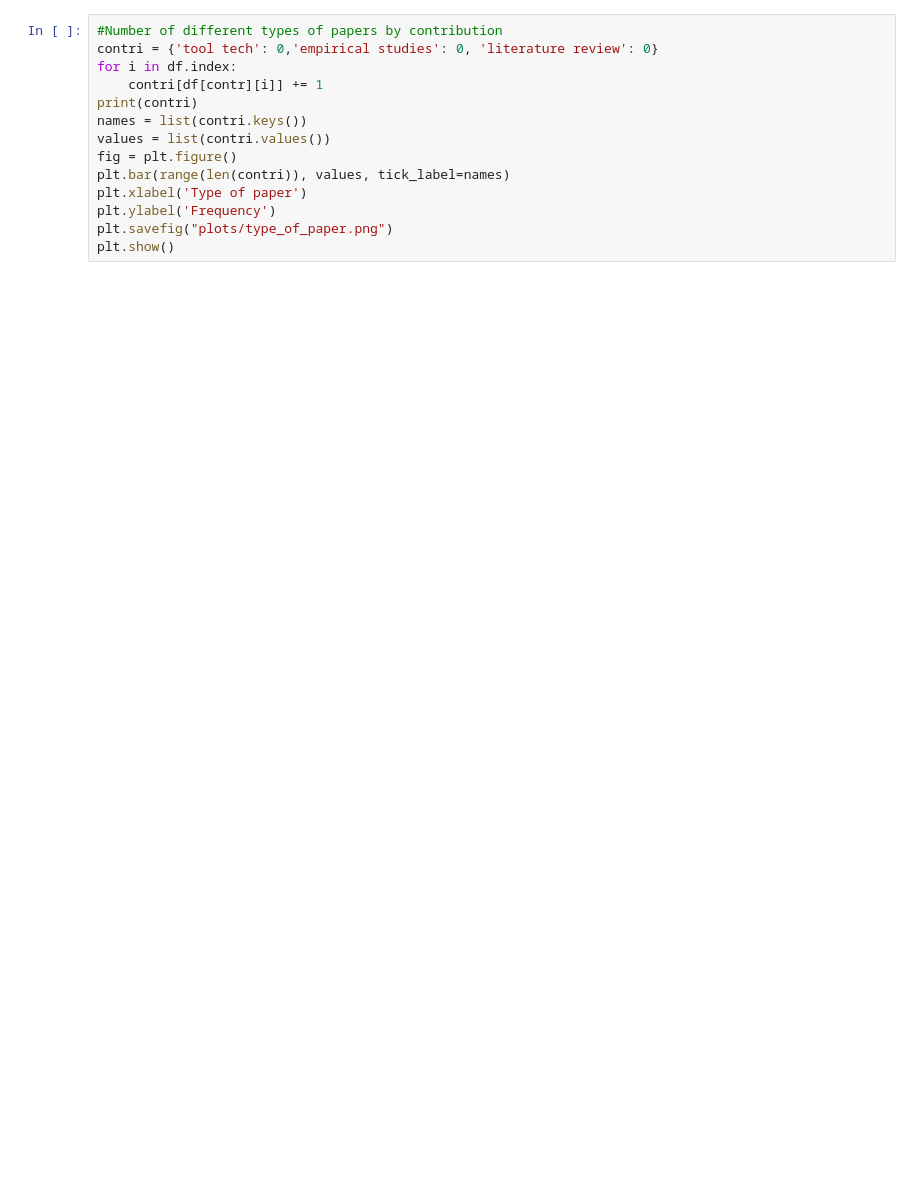
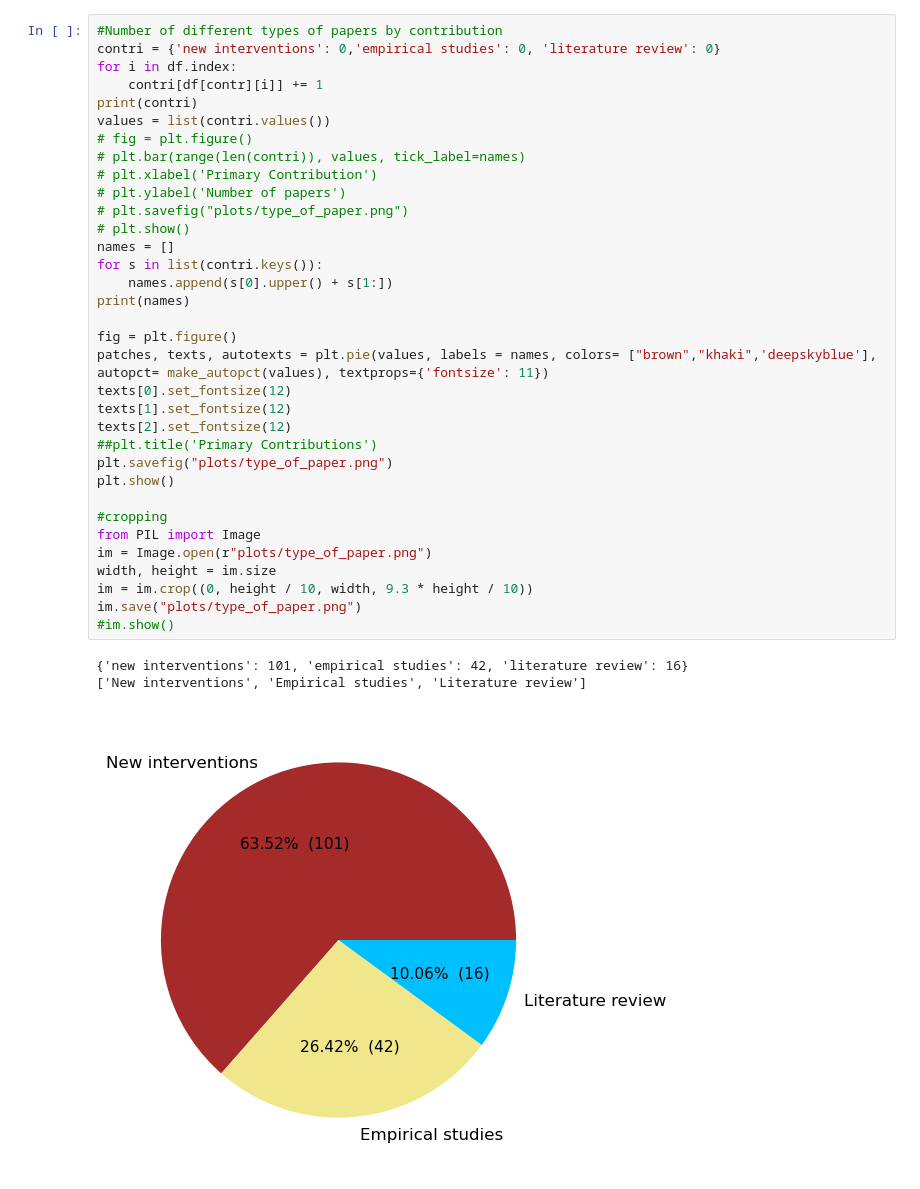
Before and after one commit to Aeyush10/HCI_WEIRD_Paper, a Jupyter notebook: papers_dataset.ipynb, the cells around one changed output. Saved outputs shown, nothing was run; the diff lists cells and outputs as text; blank space fills up the shorter version.

```diff
--- a/papers_dataset.ipynb
+++ b/papers_dataset.ipynb
@@ -76,17 +134,41 @@ See the caveats in the documentation: https://pandas.pydata.org/pandas-docs/stab
 # %%
 #Number of different types of papers by contribution
-contri = {'tool tech': 0,'empirical studies': 0, 'literature review': 0}
+contri = {'new interventions': 0,'empirical studies': 0, 'literature review': 0}
 for i in df.index:
     contri[df[contr][i]] += 1
 print(contri)
-names = list(contri.keys())
 values = list(contri.values())
+# fig = plt.figure()
+# plt.bar(range(len(contri)), values, tick_label=names)
+# plt.xlabel('Primary Contribution')
+# plt.ylabel('Number of papers')
+# plt.savefig("plots/type_of_paper.png")
+# plt.show()
+names = []
+for s in list(contri.keys()):
+    names.append(s[0].upper() + s[1:])
+print(names)
+
 fig = plt.figure()
-plt.bar(range(len(contri)), values, tick_label=names)
-plt.xlabel('Type of paper')
-plt.ylabel('Frequency')
+patches, texts, autotexts = plt.pie(values, labels = names, colors= ["brown","khaki",'deepskyblue'], autopct= make_autopct(values), textprops={'fontsize': 11})
+texts[0].set_fontsize(12)
+texts[1].set_fontsize(12)
+texts[2].set_fontsize(12)
+##plt.title('Primary Contributions')
 plt.savefig("plots/type_of_paper.png")
 plt.show()
+
+#cropping
+from PIL import Image
+im = Image.open(r"plots/type_of_paper.png")
+width, height = im.size
+im = im.crop((0, height / 10, width, 9.3 * height / 10))
+im.save("plots/type_of_paper.png")
+#im.show()
+# %% [output]
+{'new interventions': 101, 'empirical studies': 42, 'literature review': 16}
+['New interventions', 'Empirical studies', 'Literature review']
+[figure, added]
 # %%
 #Number of user studies
 studies = {'no': 0,'yes': 0}
```
Also changed, not shown: parts of 21 cells of this notebook, 23 other files.
